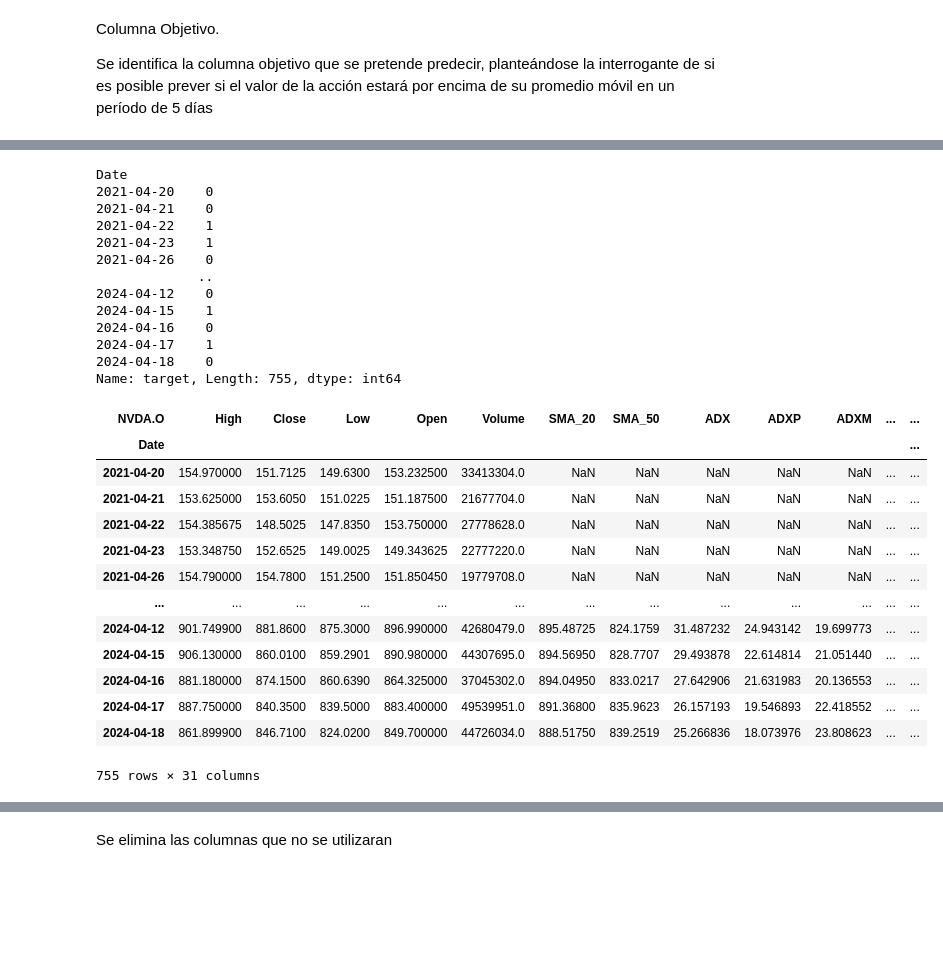
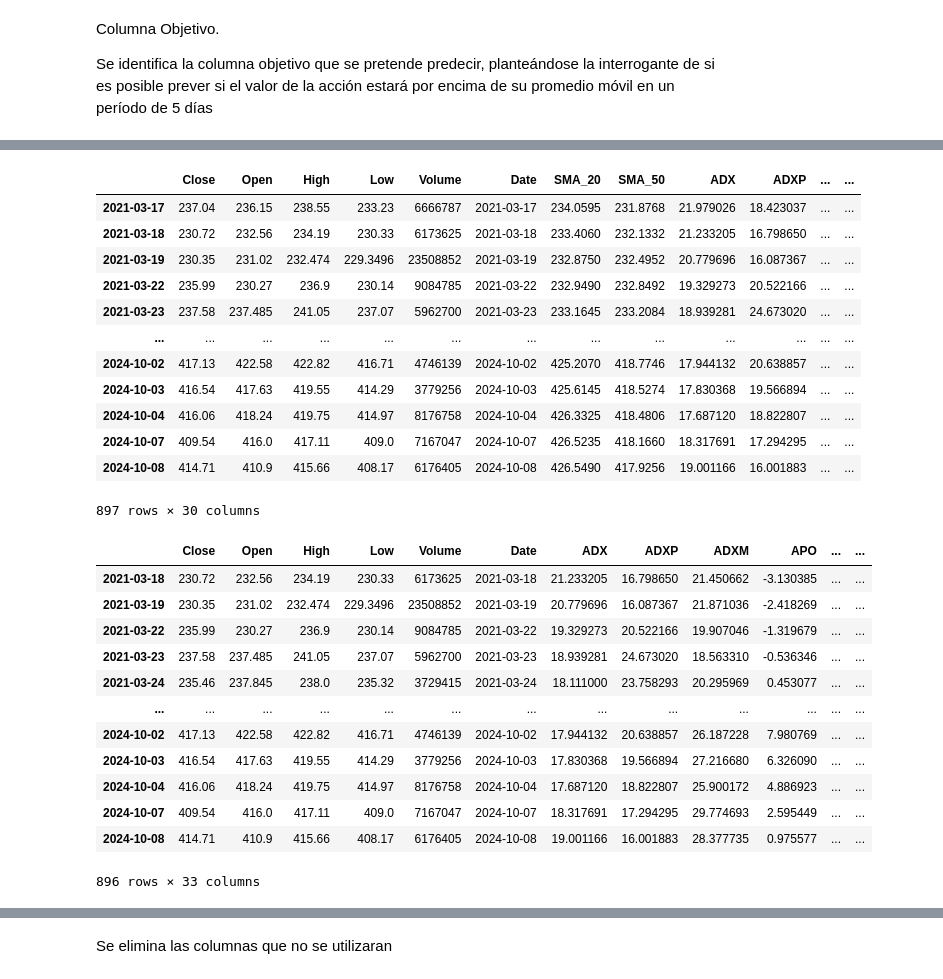
Before and after one commit to neftalivldz/finanzas_2024_agosto, a Jupyter notebook: 07_Python_XGboost_ajusteClase.ipynb, the cells around one changed output, grey strips where cells are left out. Drawn from its saved outputs; the diff is of its cells as text; code cells hidden in the pictures; blank space fills up the shorter version.

```diff
--- a/07_Python_XGboost_ajusteClase.ipynb
+++ b/07_Python_XGboost_ajusteClase.ipynb
@@ -430,5 +436,6 @@ datos.tail()
 # %%
 datos['precios_lead1'] = datos['Close'].shift(-1)
 datos['crecimiento'] = np.log(datos['Close'].shift(-1))/np.log(datos['Close'])
-#datos["target"] = np.where(datos['crecimiento'] < 1, 0, 1)
-datos
+datos = datos.dropna(subset=['crecimiento'])
+datos["target"] = np.where(datos['crecimiento'] < 1, 0, 1)
+datos = datos[50:]
@@ -449,2 +442,2 @@ datos
 # %%
-datos["target"] = y
+datos
@@ -451,50 +458,55 @@ datos["target"] = y
 # %%
-datos["target"]
+datos
 # %% [output]
+|  | Close | Open | High | Low | Volume | Date | SMA_20 | SMA_50 | ADX | ADXP | ... | ... |
+| 2021-03-17 | 237.04 | 236.15 | 238.55 | 233.23 | 6666787 | 2021-03-17 | 234.0595 | 231.8768 | 21.979026 | 18.423037 | ... | ... |
+| 2021-03-18 | 230.72 | 232.56 | 234.19 | 230.33 | 6173625 | 2021-03-18 | 233.4060 | 232.1332 | 21.233205 | 16.798650 | ... | ... |
+| 2021-03-19 | 230.35 | 231.02 | 232.474 | 229.3496 | 23508852 | 2021-03-19 | 232.8750 | 232.4952 | 20.779696 | 16.087367 | ... | ... |
+| 2021-03-22 | 235.99 | 230.27 | 236.9 | 230.14 | 9084785 | 2021-03-22 | 232.9490 | 232.8492 | 19.329273 | 20.522166 | ... | ... |
+| 2021-03-23 | 237.58 | 237.485 | 241.05 | 237.07 | 5962700 | 2021-03-23 | 233.1645 | 233.2084 | 18.939281 | 24.673020 | ... | ... |
+| ... | ... | ... | ... | ... | ... | ... | ... | ... | ... | ... | ... | ... |
+| 2024-10-02 | 417.13 | 422.58 | 422.82 | 416.71 | 4746139 | 2024-10-02 | 425.2070 | 418.7746 | 17.944132 | 20.638857 | ... | ... |
+| 2024-10-03 | 416.54 | 417.63 | 419.55 | 414.29 | 3779256 | 2024-10-03 | 425.6145 | 418.5274 | 17.830368 | 19.566894 | ... | ... |
+| 2024-10-04 | 416.06 | 418.24 | 419.75 | 414.97 | 8176758 | 2024-10-04 | 426.3325 | 418.4806 | 17.687120 | 18.822807 | ... | ... |
+| 2024-10-07 | 409.54 | 416.0 | 417.11 | 409.0 | 7167047 | 2024-10-07 | 426.5235 | 418.1660 | 18.317691 | 17.294295 | ... | ... |
+| 2024-10-08 | 414.71 | 410.9 | 415.66 | 408.17 | 6176405 | 2024-10-08 | 426.5490 | 417.9256 | 19.001166 | 16.001883 | ... | ... |
-Date
-2021-04-20    0
-2021-04-21    0
-2021-04-22    1
-2021-04-23    1
-2021-04-26    0
-             ..
-2024-04-12    0
-2024-04-15    1
-2024-04-16    0
-2024-04-17    1
-2024-04-18    0
-Name: target, Length: 755, dtype: int64
+897 rows × 30 columns
 # %%
 # Se define el valor de la columna target
 #np.log(datos['Close'][-1] - datos['Close'][-2])
 #datos["target_ma"] = datos["Close"].rolling(20).mean() # 1
 
 # Se crea otra columna con valores falso y verdaderos
 datos['Signal_20_50'] = np.where(datos['SMA_20'] > datos['SMA_50'], 1.0, 0.0)
-datos['Signal_Boellinger'] = np.where(((datos['Close'].shift(1) < datos["lower"].shift(1)) &
+datos['Close_s1'] = datos['Close'].shift(1)
+datos['lower_s1'] = datos["lower"].shift(1)
+datos['upper_s1'] = datos["upper"].shift(1)
+
+datos = datos.dropna(subset=['upper_s1'])
+
+datos['Signal_Boellinger'] = np.where(((datos['Close_s1'] < datos["lower_s1"]) &
                                        (datos['Close'] > datos["lower"])), 1.0, 0.5)
-datos['Signal_Boellinger'] = np.where(((datos['Close'].shift(1) > datos["upper"].shift(1)) &
+datos['Signal_Boellinger'] = np.where(((datos['Close_s1'] > datos['upper_s1']) &
                                        (datos['Close'] < datos["upper"])), 0.0, datos['Signal_Boellinger'])
 
 
 # Se quitan las columnas que no se necesitan
-#datos.drop(['SMA_20', 'SMA_50'], axis=1, inplace=True)
+datos.drop(['SMA_20', 'SMA_50'], axis=1, inplace=True)
 datos
 # %% [output]
-| NVDA.O | High | Close | Low | Open | Volume | SMA_20 | SMA_50 | ADX | ADXP | ADXM | ... | ... |
-| Date |  |  |  |  |  |  |  |  |  |  |  | ... |
-| 2021-04-20 | 154.970000 | 151.7125 | 149.6300 | 153.232500 | 33413304.0 | NaN | NaN | NaN | NaN | NaN | ... | ... |
-| 2021-04-21 | 153.625000 | 153.6050 | 151.0225 | 151.187500 | 21677704.0 | NaN | NaN | NaN | NaN | NaN | ... | ... |
-| 2021-04-22 | 154.385675 | 148.5025 | 147.8350 | 153.750000 | 27778628.0 | NaN | NaN | NaN | NaN | NaN | ... | ... |
-| 2021-04-23 | 153.348750 | 152.6525 | 149.0025 | 149.343625 | 22777220.0 | NaN | NaN | NaN | NaN | NaN | ... | ... |
-| 2021-04-26 | 154.790000 | 154.7800 | 151.2500 | 151.850450 | 19779708.0 | NaN | NaN | NaN | NaN | NaN | ... | ... |
+|  | Close | Open | High | Low | Volume | Date | ADX | ADXP | ADXM | APO | ... | ... |
+| 2021-03-18 | 230.72 | 232.56 | 234.19 | 230.33 | 6173625 | 2021-03-18 | 21.233205 | 16.798650 | 21.450662 | -3.130385 | ... | ... |
+| 2021-03-19 | 230.35 | 231.02 | 232.474 | 229.3496 | 23508852 | 2021-03-19 | 20.779696 | 16.087367 | 21.871036 | -2.418269 | ... | ... |
+| 2021-03-22 | 235.99 | 230.27 | 236.9 | 230.14 | 9084785 | 2021-03-22 | 19.329273 | 20.522166 | 19.907046 | -1.319679 | ... | ... |
+| 2021-03-23 | 237.58 | 237.485 | 241.05 | 237.07 | 5962700 | 2021-03-23 | 18.939281 | 24.673020 | 18.563310 | -0.536346 | ... | ... |
+| 2021-03-24 | 235.46 | 237.845 | 238.0 | 235.32 | 3729415 | 2021-03-24 | 18.111000 | 23.758293 | 20.295969 | 0.453077 | ... | ... |
 | ... | ... | ... | ... | ... | ... | ... | ... | ... | ... | ... | ... | ... |
-| 2024-04-12 | 901.749900 | 881.8600 | 875.3000 | 896.990000 | 42680479.0 | 895.48725 | 824.1759 | 31.487232 | 24.943142 | 19.699773 | ... | ... |
-| 2024-04-15 | 906.130000 | 860.0100 | 859.2901 | 890.980000 | 44307695.0 | 894.56950 | 828.7707 | 29.493878 | 22.614814 | 21.051440 | ... | ... |
-| 2024-04-16 | 881.180000 | 874.1500 | 860.6390 | 864.325000 | 37045302.0 | 894.04950 | 833.0217 | 27.642906 | 21.631983 | 20.136553 | ... | ... |
-| 2024-04-17 | 887.750000 | 840.3500 | 839.5000 | 883.400000 | 49539951.0 | 891.36800 | 835.9623 | 26.157193 | 19.546893 | 22.418552 | ... | ... |
-| 2024-04-18 | 861.899900 | 846.7100 | 824.0200 | 849.700000 | 44726034.0 | 888.51750 | 839.2519 | 25.266836 | 18.073976 | 23.808623 | ... | ... |
+| 2024-10-02 | 417.13 | 422.58 | 422.82 | 416.71 | 4746139 | 2024-10-02 | 17.944132 | 20.638857 | 26.187228 | 7.980769 | ... | ... |
+| 2024-10-03 | 416.54 | 417.63 | 419.55 | 414.29 | 3779256 | 2024-10-03 | 17.830368 | 19.566894 | 27.216680 | 6.326090 | ... | ... |
+| 2024-10-04 | 416.06 | 418.24 | 419.75 | 414.97 | 8176758 | 2024-10-04 | 17.687120 | 18.822807 | 25.900172 | 4.886923 | ... | ... |
+| 2024-10-07 | 409.54 | 416.0 | 417.11 | 409.0 | 7167047 | 2024-10-07 | 18.317691 | 17.294295 | 29.774693 | 2.595449 | ... | ... |
+| 2024-10-08 | 414.71 | 410.9 | 415.66 | 408.17 | 6176405 | 2024-10-08 | 19.001166 | 16.001883 | 28.377735 | 0.975577 | ... | ... |
-755 rows × 31 columns
+896 rows × 33 columns
 # %%
 datos.isna().sum()
 # %% [output]
```
Also changed, not shown: parts of 35 cells of this notebook.
